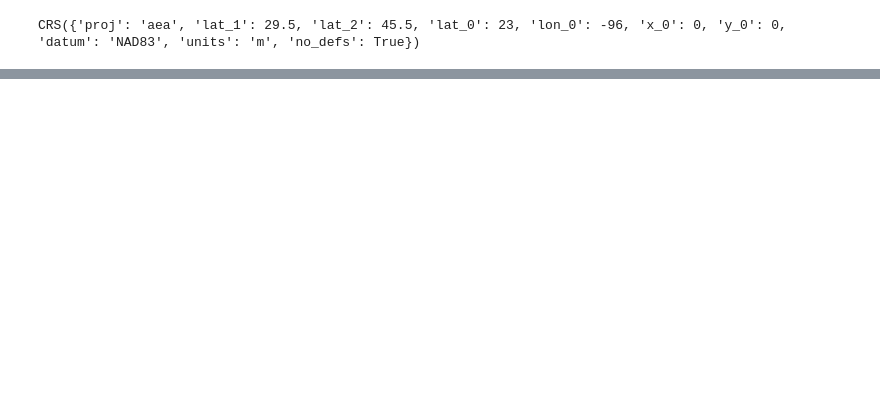
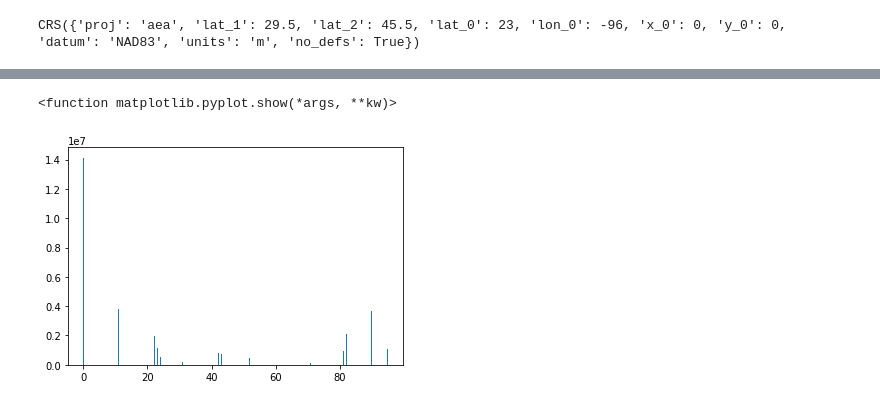
Before and after one commit to zstatmanweil/EJ-analysis-map, a Jupyter notebook: SpatialAnalysis/Dasymetric.ipynb, the cells around one changed output, grey strips where cells are left out. Cells and saved outputs as stored; diff of their text form; code cells hidden in the pictures; blank space fills up the shorter version.

```diff
--- a/SpatialAnalysis/Dasymetric.ipynb
+++ b/SpatialAnalysis/Dasymetric.ipynb
@@ -32,3 +54,10 @@ CRS({'proj': 'aea', 'lat_1': 29.5, 'lat_2': 45.5, 'lat_0': 23, 'lon_0': -96, 'x_
+# %%
+a=np.hstack(nlcd)
+plt.hist(a, bins='auto')
+plt.show
+# %% [output]
+<function matplotlib.pyplot.show(*args, **kw)>
+[figure, added]
 # %%
 # Map array
 plt.imshow(nlcd)
```
Also changed, not shown: parts of 27 cells of this notebook, 1 other file.
